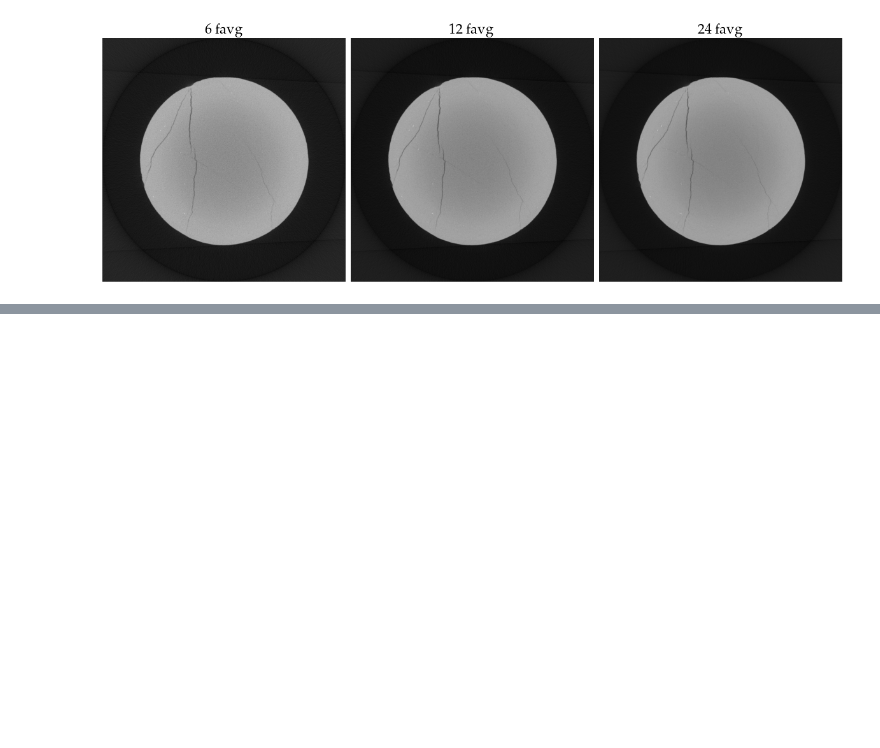
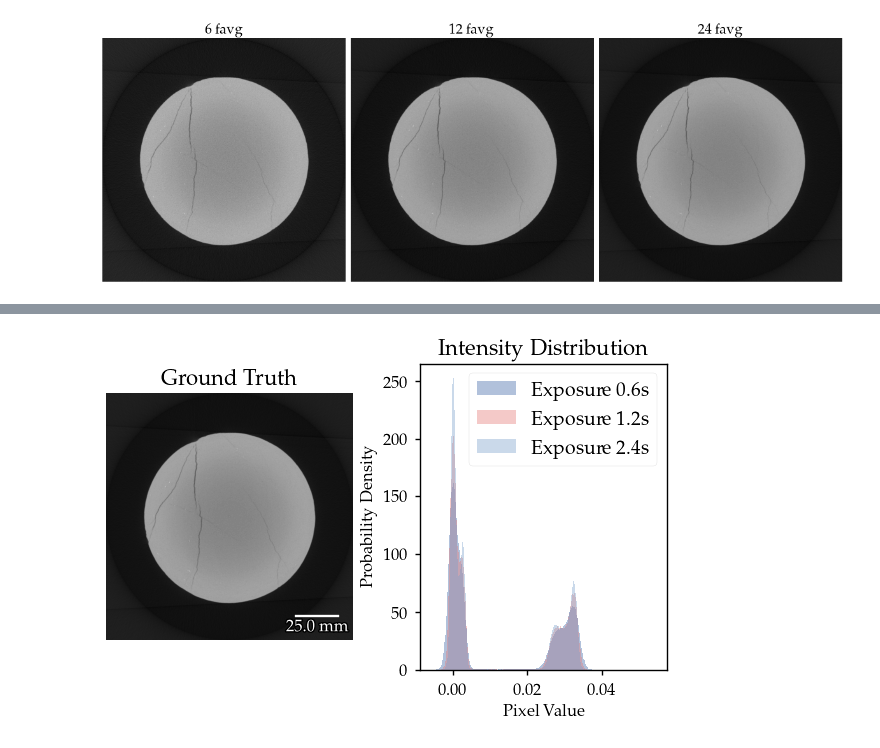
Before and after one commit to RubenDragland/4D_CT, a Jupyter notebook: CT Analysis/exposure_optimisation.ipynb, the cells around one changed output, grey strips where cells are left out. Cells and saved outputs as stored; diff of their text form; code cells hidden in the pictures; blank space fills up the shorter version.

```diff
--- a/CT Analysis/exposure_optimisation.ipynb
+++ b/CT Analysis/exposure_optimisation.ipynb
@@ -140,0 +221,4 @@ print(utils.calc_ssim(favg12_slice, favg6_slice))
+# %%
+plot_slice_histogram_grid(crossections["favg24"]["gt"], [favg6_slice.flatten(), favg12_slice.flatten(), favg24_slice.flatten()], [f"Exposure {0.6}s", f"Exposure {1.2}s", f"Exposure {2.4}s"], titles=["Ground Truth", "Intensity Distribution"], savefile="ground_truths_exposure_comparison", savefig=True)
+# %% [output]
+[figure, added]
```
Also changed, not shown: parts of 18 cells of this notebook, 2 other files.
